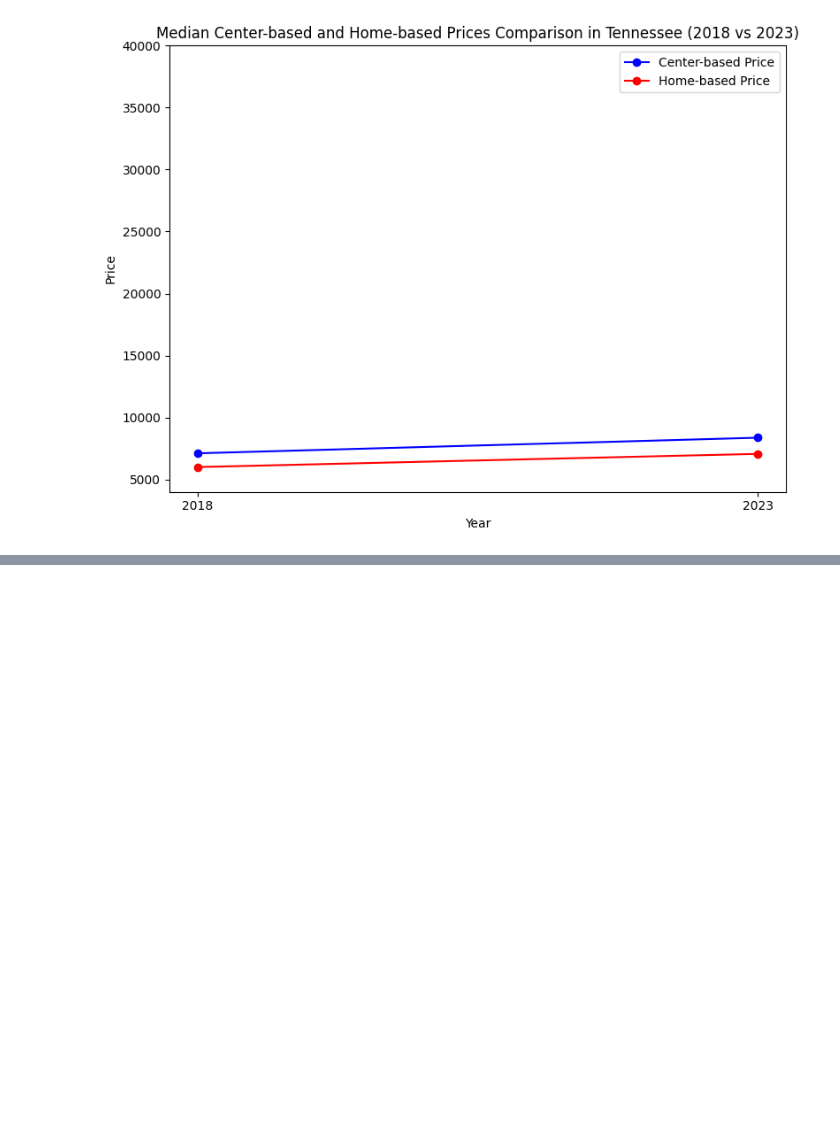
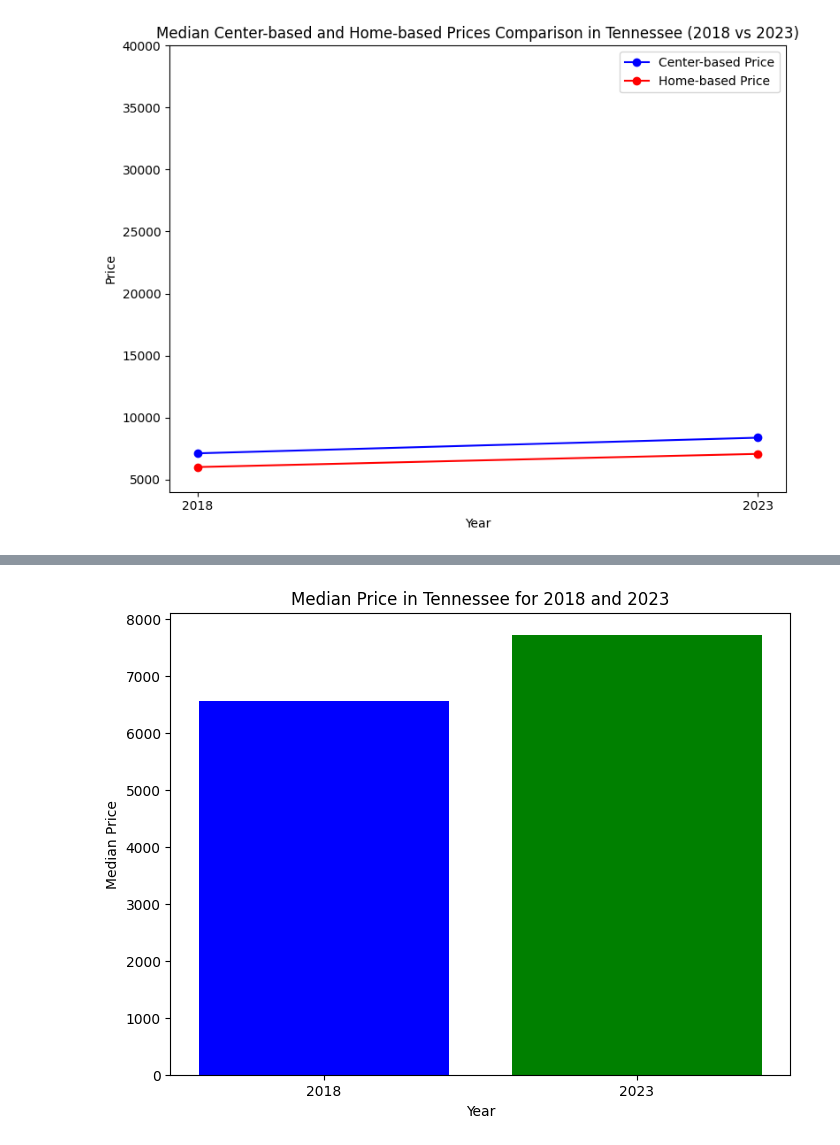
Before and after one commit to Clivesay1/Project-1, a Jupyter notebook: GetCharted.ipynb, the cells around one changed output, grey strips where cells are left out. Cells and saved outputs as stored; diff of their text form; code cells hidden in the pictures; blank space fills up the shorter version.

```diff
--- a/GetCharted.ipynb
+++ b/GetCharted.ipynb
@@ -422,0 +439,17 @@ plt.show()
+# %%
+tennessee_data = median_df[median_df['State'] == 'Tennessee']
+
+median_price_2018 = tennessee_data['Median price: 2018'].values[0]
+median_price_2023 = tennessee_data['Median price: 2023'].values[0]
+
+years = ['2018', '2023']
+median_prices = [median_price_2018, median_price_2023]
+
+plt.figure(figsize=(8, 6))
+plt.bar(years, median_prices, color=['blue', 'green'])
+plt.xlabel('Year')
+plt.ylabel('Median Price')
+plt.title('Median Price in Tennessee for 2018 and 2023')
+plt.show()
+# %% [output]
+[figure, added]
```
Also changed, not shown: parts of 4 cells of this notebook.
